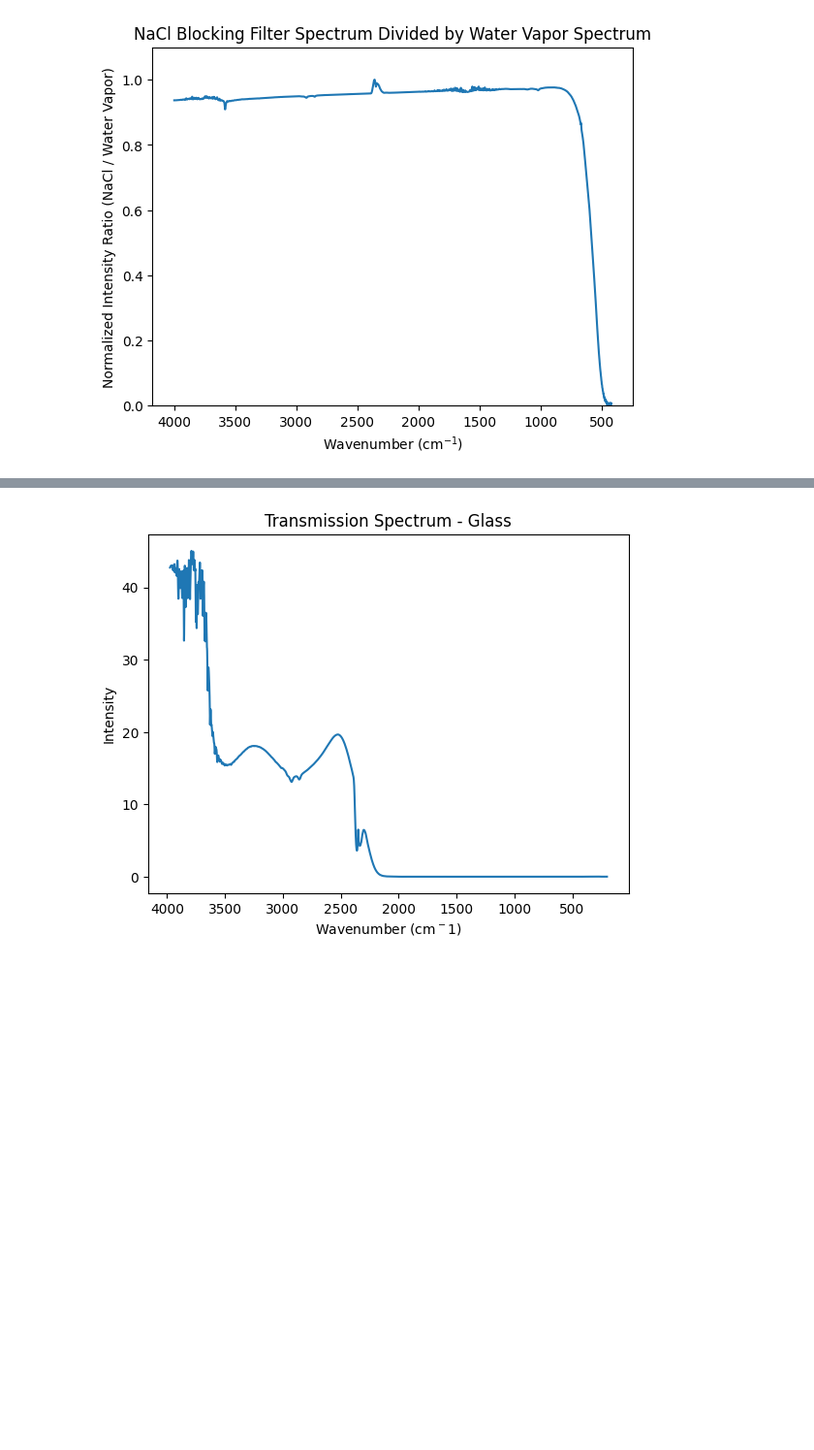
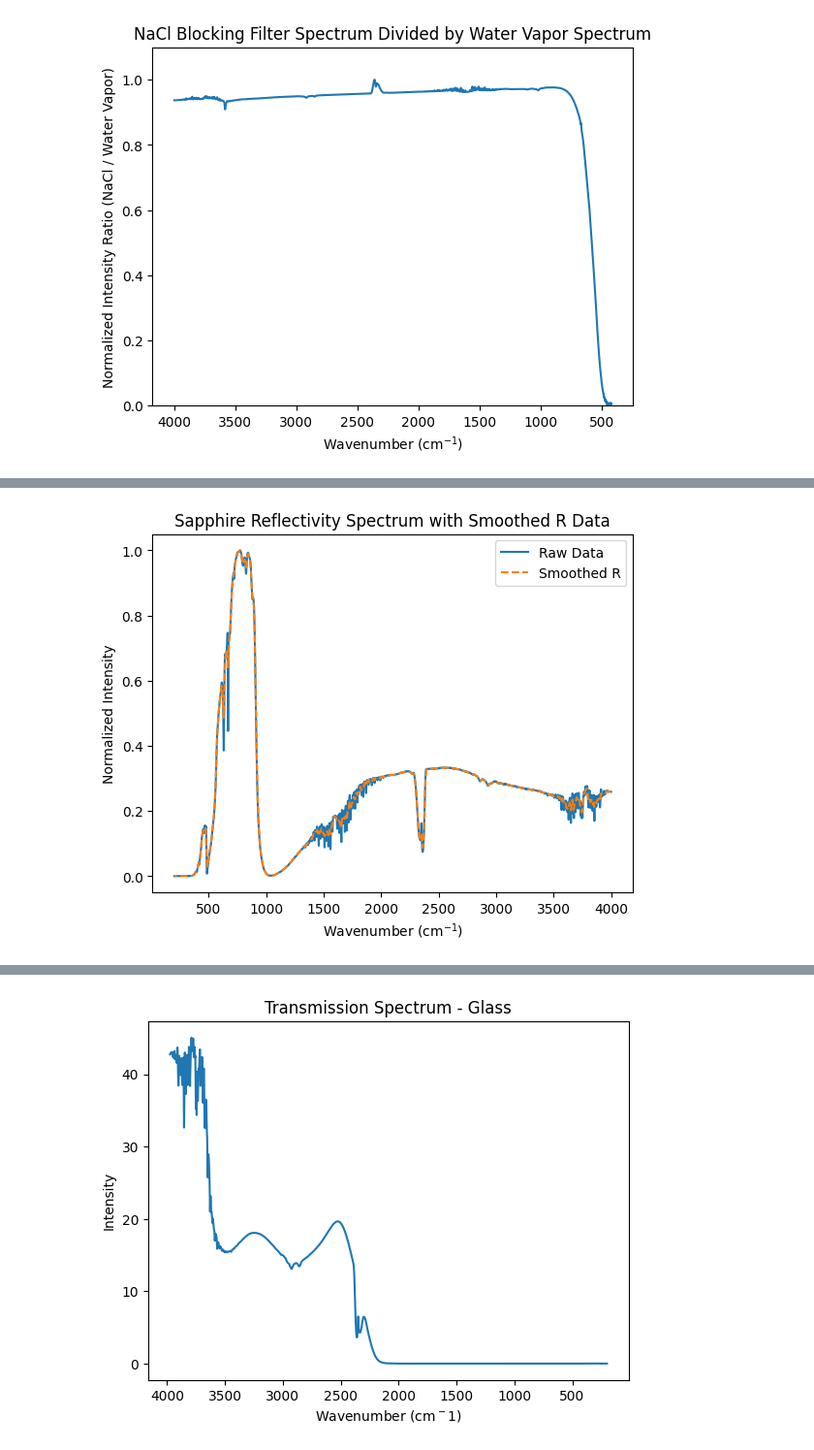
Before and after one commit to kearb-stomp/AdvLabs, a Jupyter notebook: Lab 1/Lab 6 - Lattice Vibrations.ipynb, the cells around one changed output, grey strips where cells are left out. Shown at 97% size. Cells and saved outputs as stored; diff of their text form; code cells hidden in the pictures; blank space fills up the shorter version.

```diff
--- a/Lab 1/Lab 6 - Lattice Vibrations.ipynb
+++ b/Lab 1/Lab 6 - Lattice Vibrations.ipynb
@@ -273,0 +300,19 @@ plt.show()
+# %%
+from scipy.ndimage import gaussian_filter1d
+# Apply Gaussian smoothing
+sigma = 2  # Standard deviation of the Gaussian kernel
+smoothed_Y = gaussian_filter1d(spectrum_dict['Sapphire Reflectivity']['Normalized Intensity'], sigma=sigma)
+for i in range(0, 5):
+    smoothed_Y = gaussian_filter1d(smoothed_Y, sigma=sigma)
+
+
+#Plot the sapphire reflectivity spectrum and the smoothed R data on the same plot
+plt.plot(spectrum_dict['Sapphire Reflectivity']['Wavenumber'], spectrum_dict['Sapphire Reflectivity']['Normalized Intensity'], label='Raw Data')
+plt.plot(spectrum_dict['Sapphire Reflectivity']['Wavenumber'], smoothed_Y, label='Smoothed R', linestyle='--')
+plt.xlabel('Wavenumber (cm$^{-1}$)')
+plt.ylabel('Normalized Intensity')
+plt.title('Sapphire Reflectivity Spectrum with Smoothed R Data')
+plt.legend()
+plt.show()
+# %% [output]
+[figure, added]
```
Also changed, not shown: parts of 8 cells of this notebook, 2 other files.
